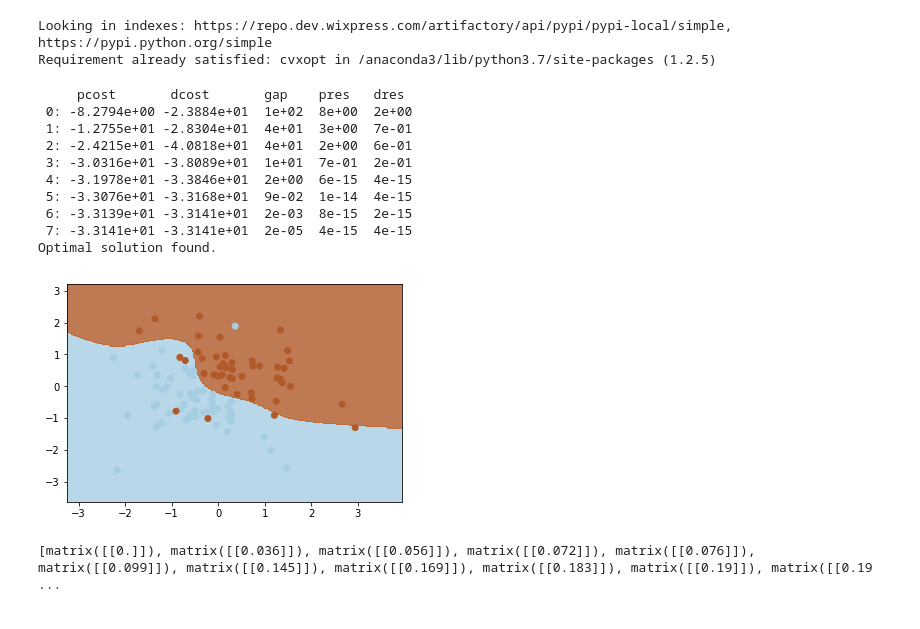
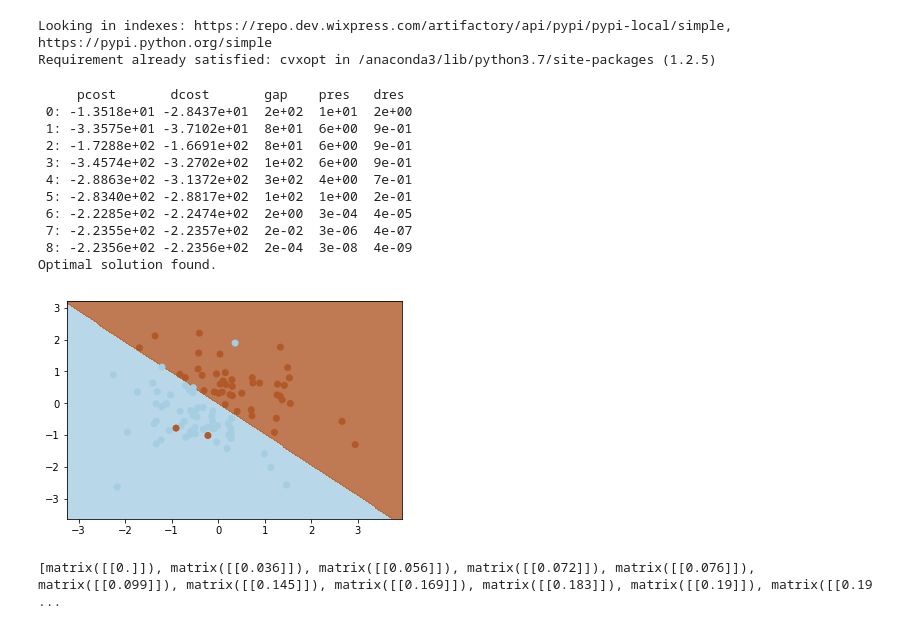
Before and after one commit to olexandryermilov/univ, a Jupyter notebook: ml/SVM.ipynb, the cells around one changed output. Saved outputs shown, nothing was run; the diff lists cells and outputs as text; code cells hidden in the pictures.

```diff
--- a/ml/SVM.ipynb
+++ b/ml/SVM.ipynb
@@ -9,14 +9,9 @@ from cvxopt import printing
 
 
 class Kernel(object):
-    """Check kernels here https://en.wikipedia.org/wiki/Support_vector_machine"""
     @staticmethod
     def linear():
         return lambda x, y: np.inner(x, y)
-
-    @staticmethod
-    def gaussian(sigma):
-        return lambda x, y: np.exp(-(np.linalg.norm(x-y)**2/(sigma**2)))
 
 import numpy as np
 import cvxopt.solvers
@@ -63,7 +58,7 @@ class SVMTrainer(object):
         )
         return SVMPredictor(
             kernel=self._kernel,
-            bias=0.0,
+            bias=bias,
             weights=support_multipliers,
             support_vectors=support_vectors,
             support_vector_labels=support_vector_labels
@@ -78,37 +73,6 @@ class SVMTrainer(object):
         h = cvxopt.matrix(np.zeros(n_samples))
         A = cvxopt.matrix(y, (1, n_samples))
         b = cvxopt.matrix(0.0)
-        printing.options['dformat'] = '%.1f'
-        printing.options['width'] = -1
-        np.set_printoptions(suppress=True)
-
-        #print('K:')
-        #print(K)
-        #print('P:')
-        #print(P)
-        #print('q:')
-        #print(q)
-        #print('G:')
-        #print(G)
-        #print('h:')
-        #print(h)
-        #print('A:')
-        #print(A)
-        #print('b:')
-        #print(b)
-
-        # Check this
-
-        # -a_i \leq 0
-        # G_std = cvxopt.matrix(np.diag(np.ones(n_samples) * -1))
-        # h_std = cvxopt.matrix(np.zeros(n_samples))
-
-        # # a_i \leq c
-        # G_slack = cvxopt.matrix(np.diag(np.ones(n_samples)))
-        # h_slack = cvxopt.matrix(np.ones(n_samples) * self._c)
-
-        # G = cvxopt.matrix(np.vstack((G_std, G_slack)))
-        # h = cvxopt.matrix(np.vstack((h_std, h_slack)))
 
         solution = cvxopt.solvers.qp(P, q, G, h, A, b)
 
@@ -216,23 +180,24 @@ for i in [1, 5, 65]:
 # %%
 from sklearn.metrics import roc_curve, auc
 from sklearn.model_selection import train_test_split
-trainer = SVMTrainer(Kernel.gaussian(1))
+trainer = SVMTrainer(Kernel.linear())
 X_train, X_test, y_train, y_test = train_test_split(samples, labels, test_size=.5,
                                                     random_state=2312)
 predictor = trainer.train(X_train, y_train)
 plot(predictor, samples, labels, grid_size)
 # %% [output]
      pcost       dcost       gap    pres   dres
- 0: -8.2794e+00 -2.3884e+01  1e+02  8e+00  2e+00
- 1: -1.2755e+01 -2.8304e+01  4e+01  3e+00  7e-01
- 2: -2.4215e+01 -4.0818e+01  4e+01  2e+00  6e-01
- 3: -3.0316e+01 -3.8089e+01  1e+01  7e-01  2e-01
- 4: -3.1978e+01 -3.3846e+01  2e+00  6e-15  4e-15
- 5: -3.3076e+01 -3.3168e+01  9e-02  1e-14  4e-15
- 6: -3.3139e+01 -3.3141e+01  2e-03  8e-15  2e-15
- 7: -3.3141e+01 -3.3141e+01  2e-05  4e-15  4e-15
+ 0: -1.3518e+01 -2.8437e+01  2e+02  1e+01  2e+00
+ 1: -3.3575e+01 -3.7102e+01  8e+01  6e+00  9e-01
+ 2: -1.7288e+02 -1.6691e+02  8e+01  6e+00  9e-01
+ 3: -3.4574e+02 -3.2702e+02  1e+02  6e+00  9e-01
+ 4: -2.8863e+02 -3.1372e+02  3e+02  4e+00  7e-01
+ 5: -2.8340e+02 -2.8817e+02  1e+02  1e+00  2e-01
+ 6: -2.2285e+02 -2.2474e+02  2e+00  3e-04  4e-05
+ 7: -2.2355e+02 -2.2357e+02  2e-02  3e-06  4e-07
+ 8: -2.2356e+02 -2.2356e+02  2e-04  3e-08  4e-09
 Optimal solution found.
-[figure, old version]
+[figure, new version]
 # %%
 def calc_cube_x(y_score):
     l = np.min(y_score)
```
Also changed, not shown: 1 other file.
